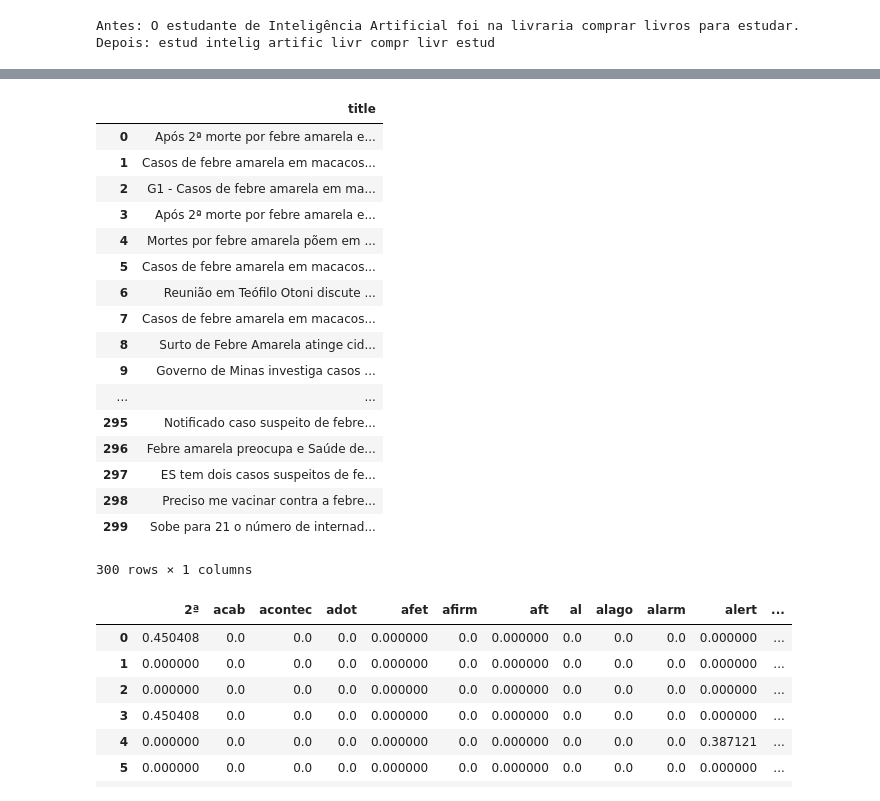
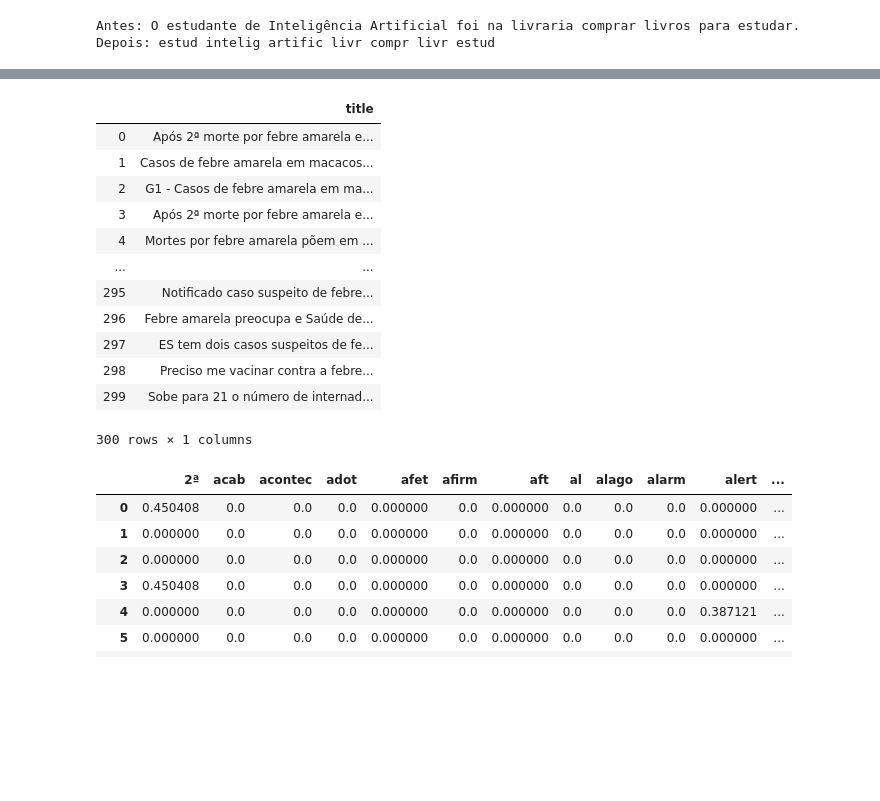
Before and after one commit to JuniorClementino/Utils, a Jupyter notebook: Codigos/agglomerative_clustering.ipynb, the cells around one changed output, grey strips where cells are left out. Saved outputs shown, nothing was run; the diff lists cells and outputs as text; code cells hidden in the pictures; blank space fills up the shorter version.

```diff
--- a/Codigos/agglomerative_clustering.ipynb
+++ b/Codigos/agglomerative_clustering.ipynb
@@ -119,20 +116,16 @@ dataset
 300 rows × 7 columns
 # %%
 # filtrando apenas o texto do evento
+dataset
 dataset = dataset[['title']]
 dataset
 # %% [output]
 |  | title |
 | 0 | Após 2ª morte por febre amarela e... |
 | 1 | Casos de febre amarela em macacos... |
 | 2 | G1 - Casos de febre amarela em ma... |
 | 3 | Após 2ª morte por febre amarela e... |
 | 4 | Mortes por febre amarela põem em ... |
-| 5 | Casos de febre amarela em macacos... |
-| 6 | Reunião em Teófilo Otoni discute ... |
-| 7 | Casos de febre amarela em macacos... |
-| 8 | Surto de Febre Amarela atinge cid... |
-| 9 | Governo de Minas investiga casos ... |
 | ... | ... |
 | 295 | Notificado caso suspeito de febre... |
 | 296 | Febre amarela preocupa e Saúde de... |
```
Also changed, not shown: parts of 2 cells of this notebook, 7 other files.
